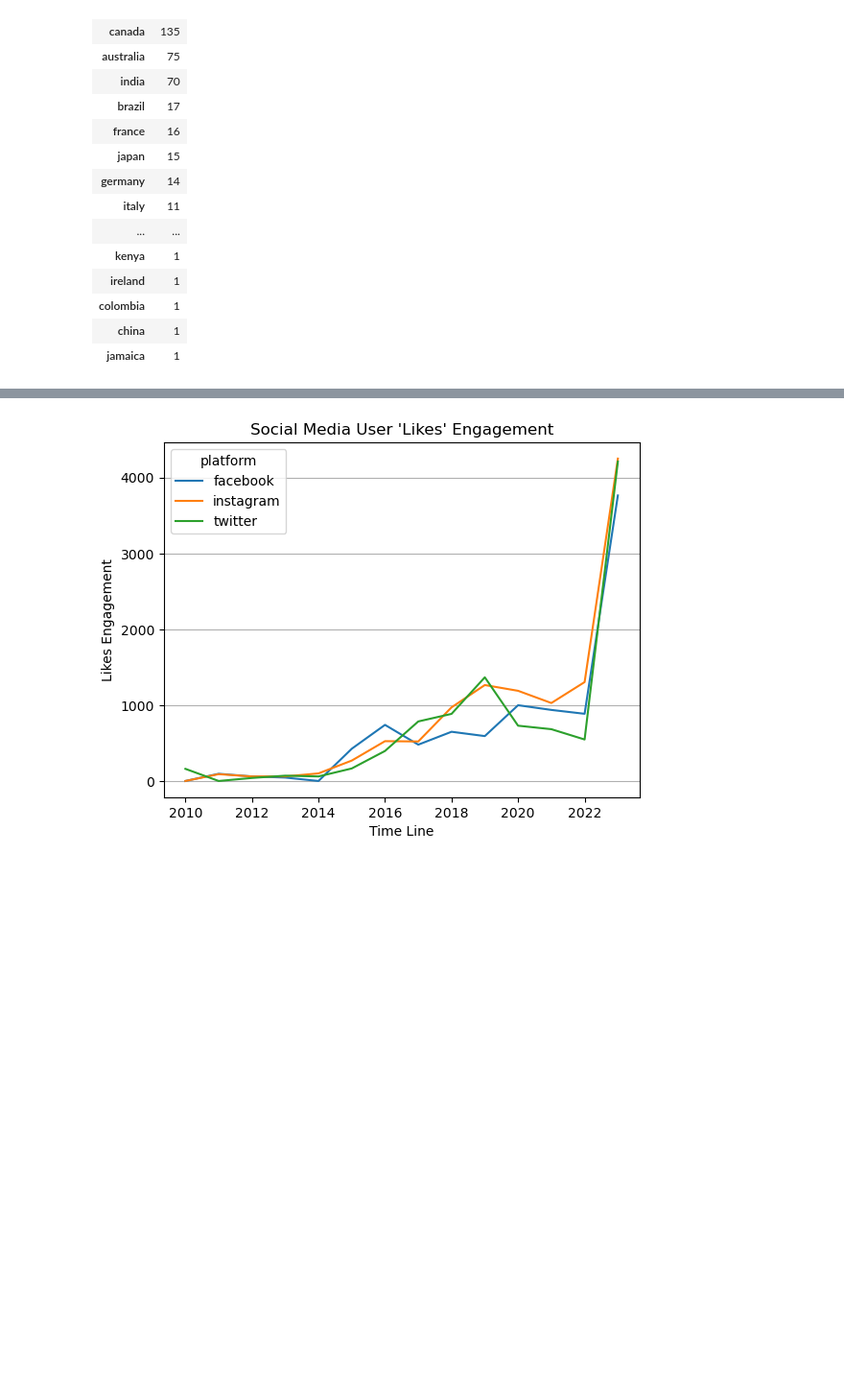
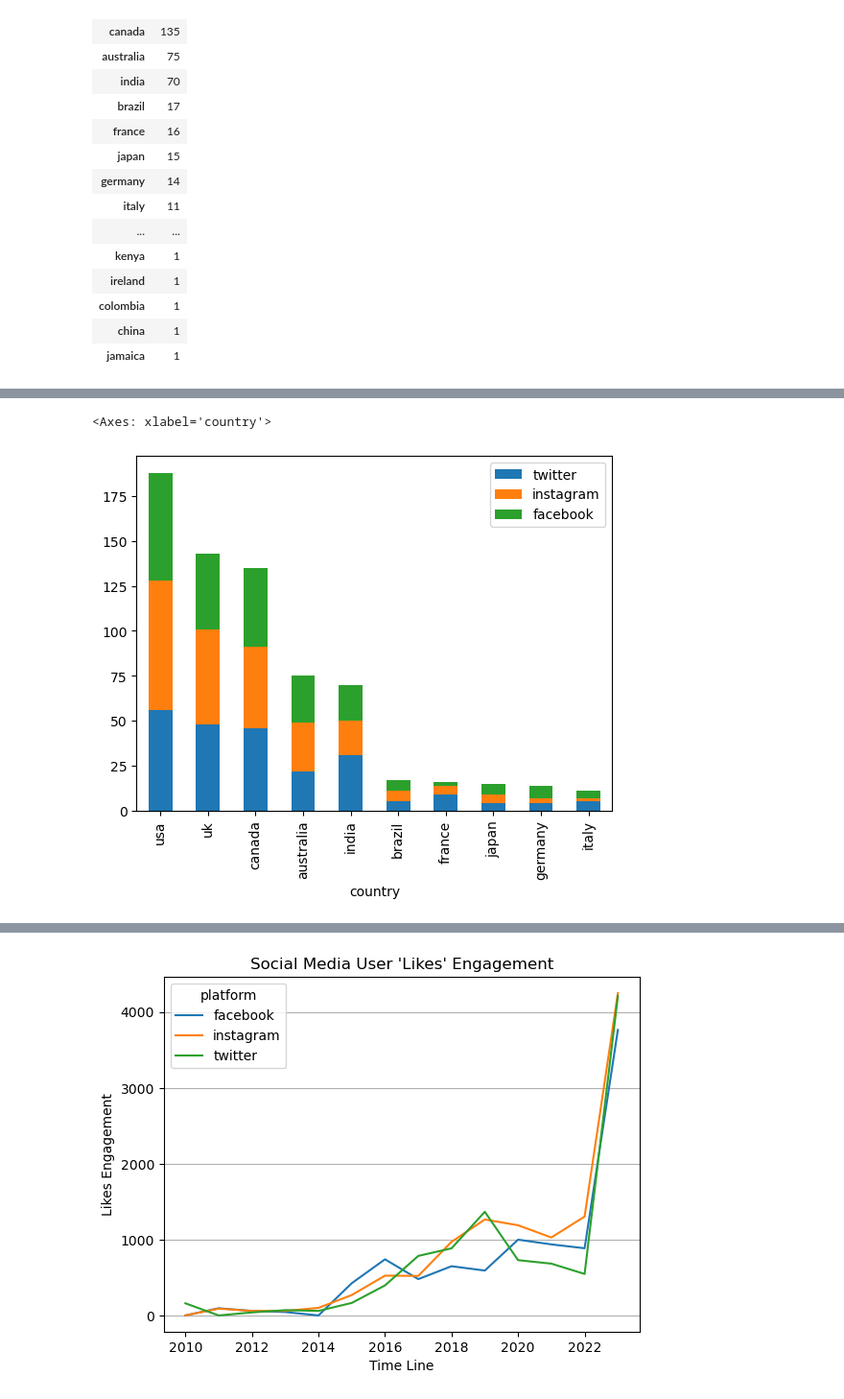
Before and after one commit to jasondo-da/Social_Media_Analysis, a Jupyter notebook: social_media_sentiments_analysis.ipynb, the cells around one changed output, grey strips where cells are left out. Shown at 96% size. Saved outputs shown, nothing was run; the diff lists cells and outputs as text; code cells hidden in the pictures; blank space fills up the shorter version.

```diff
--- a/social_media_sentiments_analysis.ipynb
+++ b/social_media_sentiments_analysis.ipynb
@@ -714,0 +709,36 @@ plt.show()
+# %%
+# Created a function to find the number of users from each country and platform
+
+def user_count(country):
+    return sm[(sm['country'] == country)].groupby(['country', 'platform']).agg({'user': 'count'}).sort_values(by='user', ascending=False).head(3).apply(list).reset_index()
+
+usa_count = user_count('usa')
+uk_count = user_count('uk')
+canada_count = user_count('canada')
+australia_count = user_count('australia')
+india_count = user_count('india')
+brazil_count = user_count('brazil')
+france_count = user_count('france')
+japan_count = user_count('japan')
+germany_count = user_count('germany')
+italy_count = user_count('italy')
+
+country_user_count = pd.concat([usa_count, uk_count, canada_count, australia_count, india_count, brazil_count, france_count, japan_count, germany_count, italy_count], ignore_index = True)
+# %%
+def platform_count(country, platform):
+    return country_user_count[(country_user_count['country'] == country) & (country_user_count['platform'] == platform)].select_dtypes(int).values
+
+top_10_countries = pd.DataFrame([
+    ['usa', platform_count('usa', 'twitter'), platform_count('usa', 'instagram'), platform_count('usa', 'facebook')],
+    ['uk', platform_count('uk', 'twitter'), platform_count('uk', 'instagram'), platform_count('uk', 'facebook')],
+    ['canada', platform_count('canada', 'twitter'), platform_count('canada', 'instagram'), platform_count('canada', 'facebook')],
+    ['australia', platform_count('australia', 'twitter'), platform_count('australia', 'instagram'), platform_count('australia', 'facebook')],
+    ['india', platform_count('india', 'twitter'), platform_count('india', 'instagram'), platform_count('india', 'facebook')],
+    ['brazil',platform_count('brazil', 'twitter'), platform_count('brazil', 'instagram'), platform_count('brazil', 'facebook')],
+    ['france', platform_count('france', 'twitter'), platform_count('france', 'instagram'), platform_count('france', 'facebook')],
+    ['japan', platform_count('japan', 'twitter'), platform_count('japan', 'instagram'), platform_count('japan', 'facebook')],
+    ['germany', platform_count('germany', 'twitter'), platform_count('germany', 'instagram'), platform_count('germany', 'facebook')],
+    ['italy', platform_count('italy', 'twitter'), platform_count('italy', 'instagram'), platform_count('italy', 'facebook')]],
+    columns=['country', 'twitter', 'instagram', 'facebook'])
+
+print(top_10_countries)
@@ -714,0 +771,6 @@ plt.show()
+# %%
+top_10_countries['twitter'] = top_10_countries['twitter'].astype('int')
+top_10_countries['instagram'] = top_10_countries['instagram'].astype('int')
+top_10_countries['facebook'] = top_10_countries['facebook'].astype('int')
+
+top_10_countries.info()
@@ -715 +789,6 @@ plt.show()
+# %%
+top_10_countries.plot(x='country', kind='bar', stacked=True)
+# %% [output]
+<Axes: xlabel='country'>
+[figure, added]
 # %%
```
Also changed, not shown: parts of 7 cells of this notebook.
